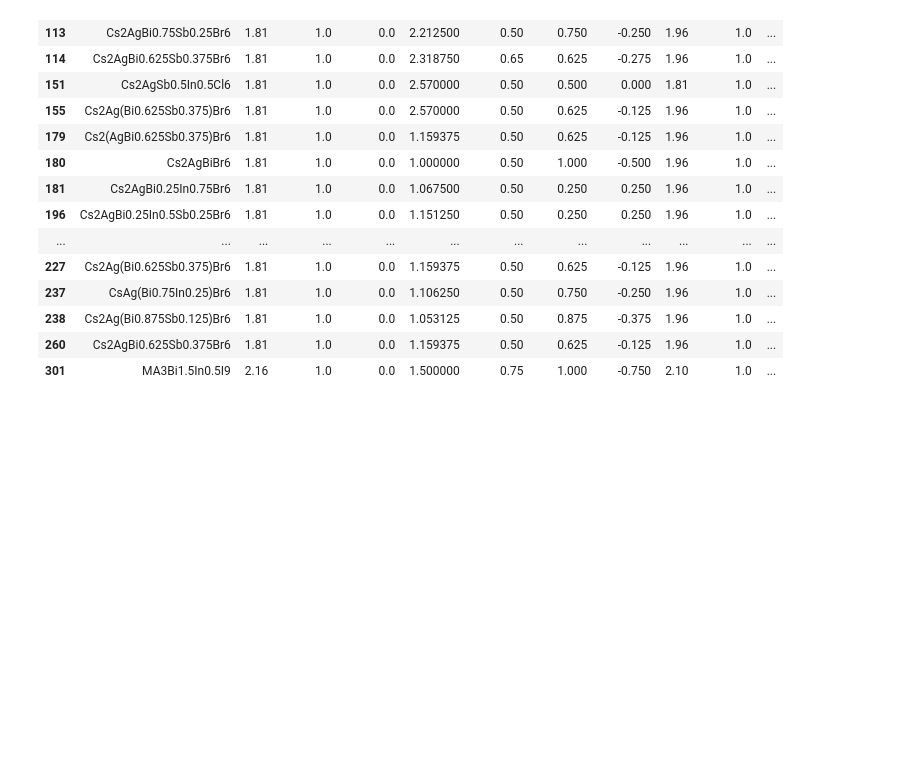
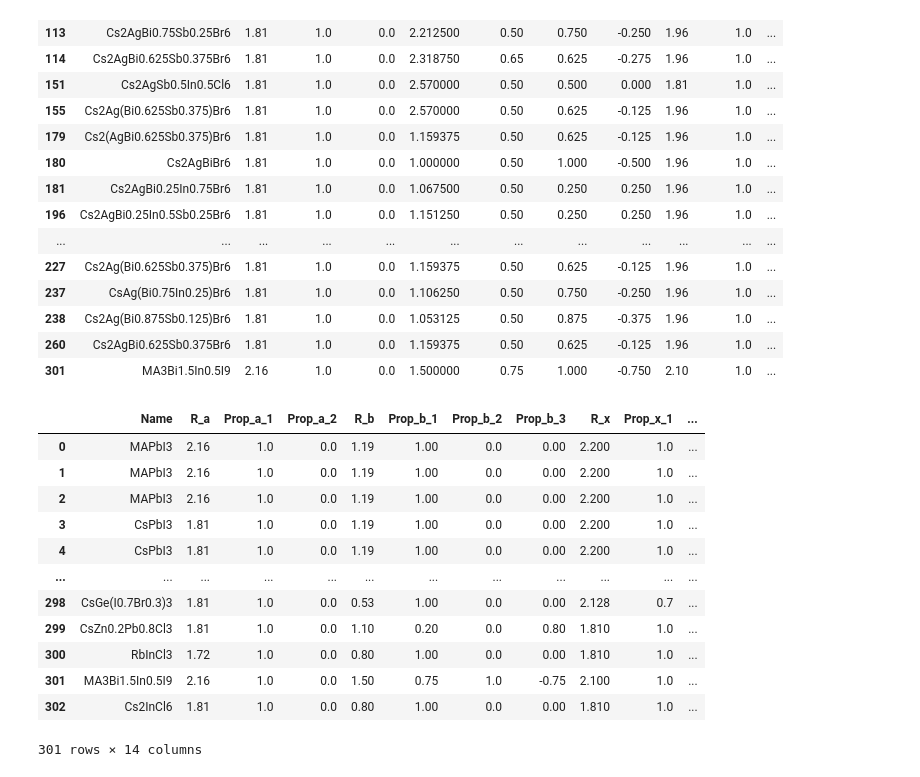
Before and after one commit to GoshKolotyan/Chem-Toknizer, a Jupyter notebook: Preprocessing/Data_Preprocess.ipynb, the cells around one changed output. Saved outputs shown, nothing was run; the diff lists cells and outputs as text; code cells hidden in the pictures; blank space fills up the shorter version.

```diff
--- a/Preprocessing/Data_Preprocess.ipynb
+++ b/Preprocessing/Data_Preprocess.ipynb
@@ -33,6 +33,22 @@ df[df["Prop_b_2"] != 0]
 | 238 | Cs2Ag(Bi0.875Sb0.125)Br6 | 1.81 | 1.0 | 0.0 | 1.053125 | 0.50 | 0.875 | -0.375 | 1.96 | 1.0 | ... |
 | 260 | Cs2AgBi0.625Sb0.375Br6 | 1.81 | 1.0 | 0.0 | 1.159375 | 0.50 | 0.625 | -0.125 | 1.96 | 1.0 | ... |
 | 301 | MA3Bi1.5In0.5I9 | 2.16 | 1.0 | 0.0 | 1.500000 | 0.75 | 1.000 | -0.750 | 2.10 | 1.0 | ... |
+# %%
+df
+# %% [output]
+|  | Name | R_a | Prop_a_1 | Prop_a_2 | R_b | Prop_b_1 | Prop_b_2 | Prop_b_3 | R_x | Prop_x_1 | ... |
+| 0 | MAPbI3 | 2.16 | 1.0 | 0.0 | 1.19 | 1.00 | 0.0 | 0.00 | 2.200 | 1.0 | ... |
+| 1 | MAPbI3 | 2.16 | 1.0 | 0.0 | 1.19 | 1.00 | 0.0 | 0.00 | 2.200 | 1.0 | ... |
+| 2 | MAPbI3 | 2.16 | 1.0 | 0.0 | 1.19 | 1.00 | 0.0 | 0.00 | 2.200 | 1.0 | ... |
+| 3 | CsPbI3 | 1.81 | 1.0 | 0.0 | 1.19 | 1.00 | 0.0 | 0.00 | 2.200 | 1.0 | ... |
+| 4 | CsPbI3 | 1.81 | 1.0 | 0.0 | 1.19 | 1.00 | 0.0 | 0.00 | 2.200 | 1.0 | ... |
+| ... | ... | ... | ... | ... | ... | ... | ... | ... | ... | ... | ... |
+| 298 | CsGe(I0.7Br0.3)3 | 1.81 | 1.0 | 0.0 | 0.53 | 1.00 | 0.0 | 0.00 | 2.128 | 0.7 | ... |
+| 299 | CsZn0.2Pb0.8Cl3 | 1.81 | 1.0 | 0.0 | 1.10 | 0.20 | 0.0 | 0.80 | 1.810 | 1.0 | ... |
+| 300 | RbInCl3 | 1.72 | 1.0 | 0.0 | 0.80 | 1.00 | 0.0 | 0.00 | 1.810 | 1.0 | ... |
+| 301 | MA3Bi1.5In0.5I9 | 2.16 | 1.0 | 0.0 | 1.50 | 0.75 | 1.0 | -0.75 | 2.100 | 1.0 | ... |
+| 302 | Cs2InCl6 | 1.81 | 1.0 | 0.0 | 0.80 | 1.00 | 0.0 | 0.00 | 1.810 | 1.0 | ... |
+301 rows × 14 columns
 # %%
 df['Prop_a_2'] = 1 - df['Prop_a_1']
 df['Prop_b_3'] = 1 - df['Prop_b_1'] - df['Prop_b_2']
```
Also changed, not shown: parts of 3 cells of this notebook, 5 other files.
